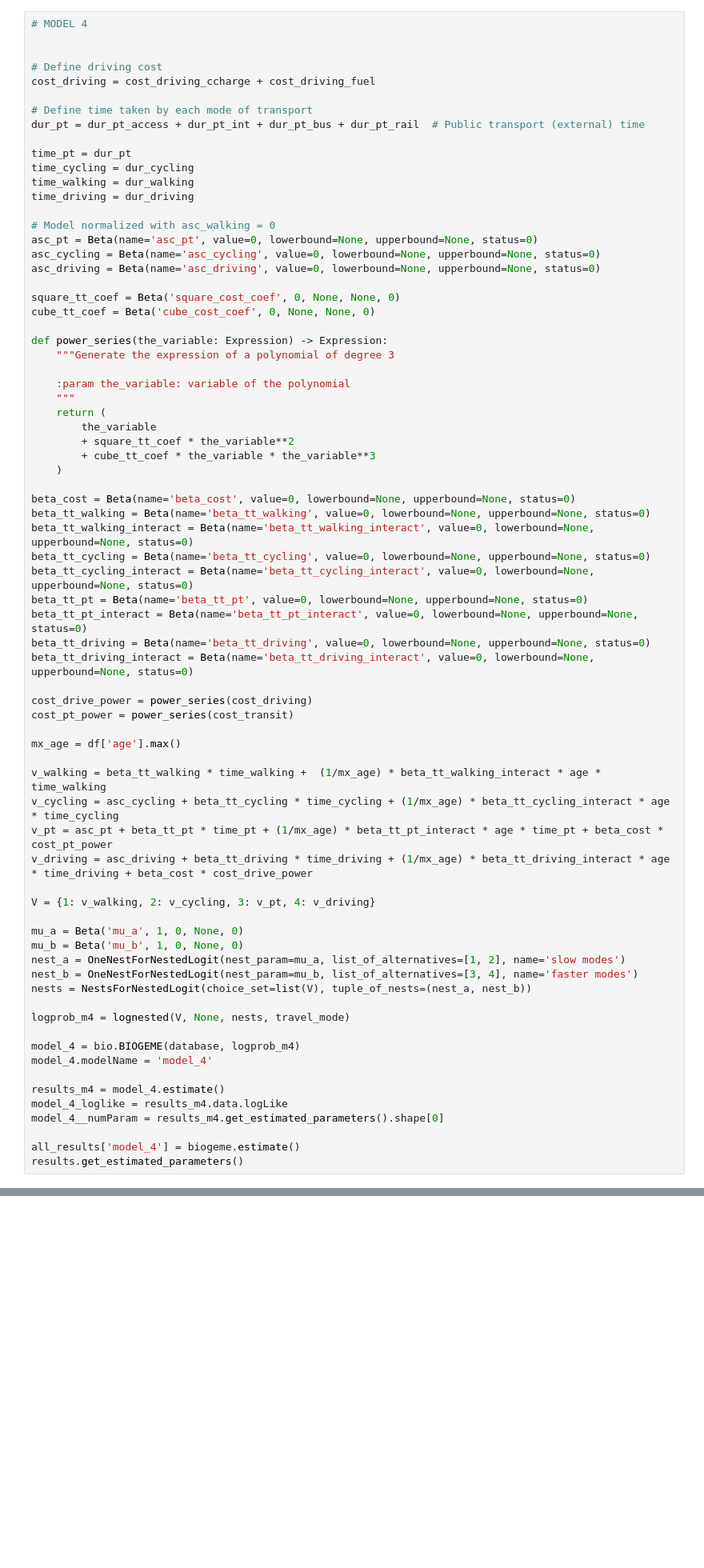
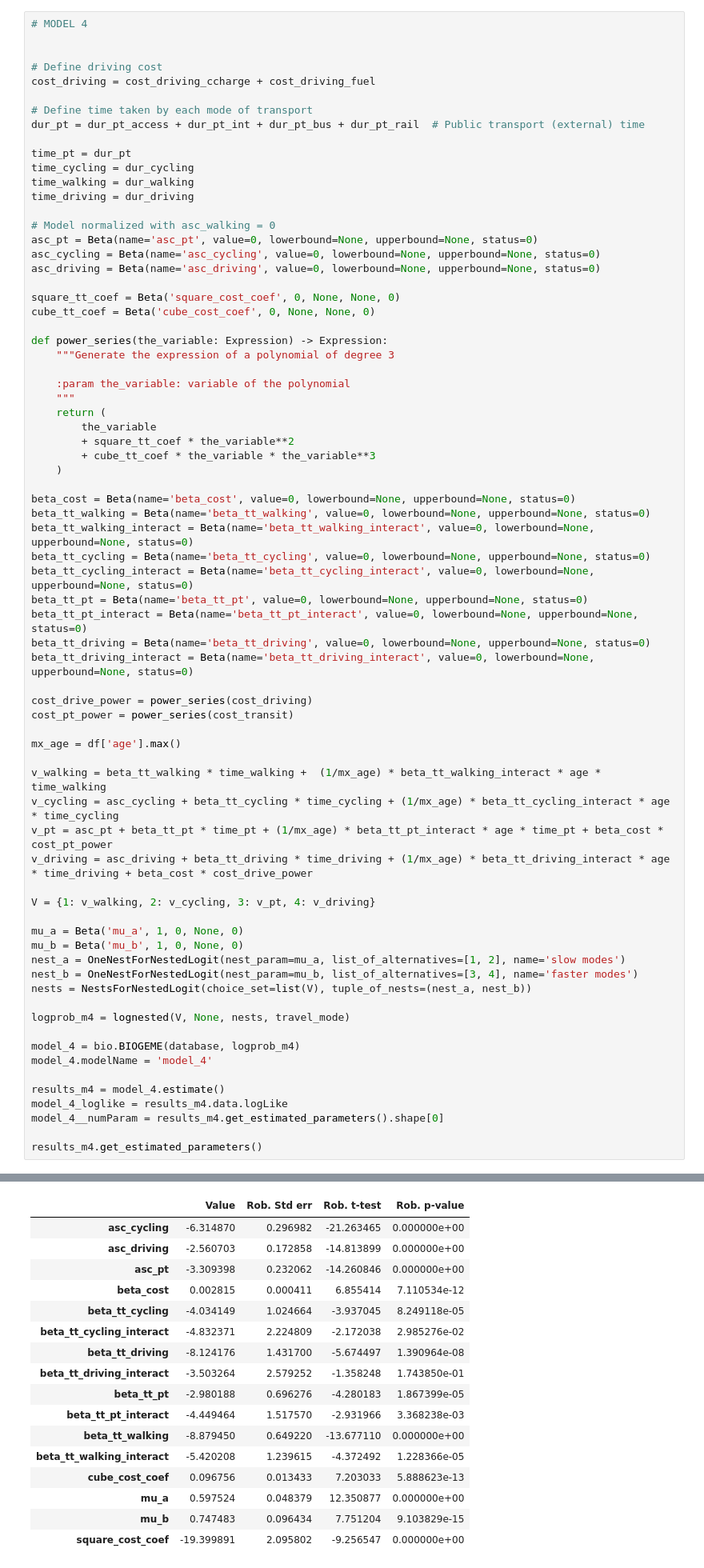
Before and after one commit to jayati-17/Discrete_choice_modelling, a Jupyter notebook: nb_Leo copy.ipynb, the cells around one changed output, grey strips where cells are left out. Shown at 80% size. Drawn from its saved outputs; the diff is of its cells as text; blank space fills up the shorter version.

```diff
--- a/nb_Leo copy.ipynb
+++ b/nb_Leo copy.ipynb
@@ -640,6 +640,5 @@ results_m4 = model_4.estimate()
 model_4_loglike = results_m4.data.logLike
 model_4__numParam = results_m4.get_estimated_parameters().shape[0]
 
-all_results['model_4'] = biogeme.estimate()
-results.get_estimated_parameters()
+results_m4.get_estimated_parameters()
 # %% [output]
@@ -647,3 +645,20 @@ NameError: name 'results' is not defined
+|  | Value | Rob. Std err | Rob. t-test | Rob. p-value |
+| asc_cycling | -6.314870 | 0.296982 | -21.263465 | 0.000000e+00 |
+| asc_driving | -2.560703 | 0.172858 | -14.813899 | 0.000000e+00 |
+| asc_pt | -3.309398 | 0.232062 | -14.260846 | 0.000000e+00 |
+| beta_cost | 0.002815 | 0.000411 | 6.855414 | 7.110534e-12 |
+| beta_tt_cycling | -4.034149 | 1.024664 | -3.937045 | 8.249118e-05 |
+| beta_tt_cycling_interact | -4.832371 | 2.224809 | -2.172038 | 2.985276e-02 |
+| beta_tt_driving | -8.124176 | 1.431700 | -5.674497 | 1.390964e-08 |
+| beta_tt_driving_interact | -3.503264 | 2.579252 | -1.358248 | 1.743850e-01 |
+| beta_tt_pt | -2.980188 | 0.696276 | -4.280183 | 1.867399e-05 |
+| beta_tt_pt_interact | -4.449464 | 1.517570 | -2.931966 | 3.368238e-03 |
+| beta_tt_walking | -8.879450 | 0.649220 | -13.677110 | 0.000000e+00 |
+| beta_tt_walking_interact | -5.420208 | 1.239615 | -4.372492 | 1.228366e-05 |
+| cube_cost_coef | 0.096756 | 0.013433 | 7.203033 | 5.888623e-13 |
+| mu_a | 0.597524 | 0.048379 | 12.350877 | 0.000000e+00 |
+| mu_b | 0.747483 | 0.096434 | 7.751204 | 9.103829e-15 |
+| square_cost_coef | -19.399891 | 2.095802 | -9.256547 | 0.000000e+00 |
 # %%
 comparison_table, _ = compile_estimation_results(all_results)
 display(comparison_table)
```
Also changed, not shown: parts of 3 cells of this notebook.
